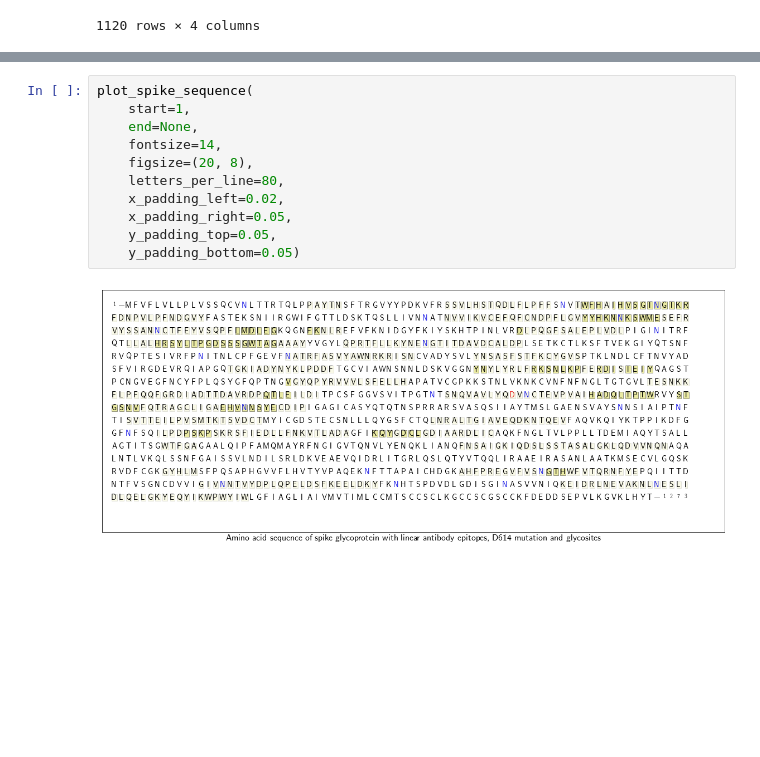
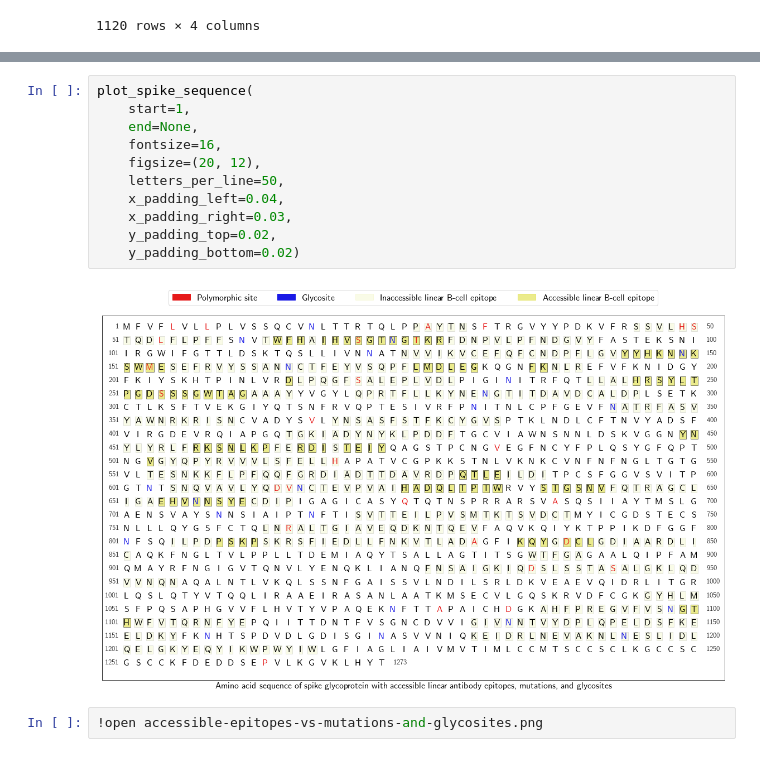
Before and after one commit to pirl-unc/Landscape-and-Selection-of-Vaccine-Epitopes-in-SARS-CoV-2, a Jupyter notebook: bcell/Sanity check data.ipynb, the cells around one changed output, grey strips where cells are left out. Cells and saved outputs as stored; diff of their text form; blank space fills up the shorter version.

Commit message:
added polymorphism figure

```diff
--- a/bcell/Sanity check data.ipynb
+++ b/bcell/Sanity check data.ipynb
@@ -433,13 +464,15 @@ def plot_spike_sequence(
 # %%
 plot_spike_sequence(
     start=1,
     end=None,
-    fontsize=14,
-    figsize=(20, 8),
-    letters_per_line=80,
-    x_padding_left=0.02,
-    x_padding_right=0.05,
-    y_padding_top=0.05,
-    y_padding_bottom=0.05)
+    fontsize=16,
+    figsize=(20, 12),
+    letters_per_line=50,
+    x_padding_left=0.04,
+    x_padding_right=0.03,
+    y_padding_top=0.02,
+    y_padding_bottom=0.02)
 # %% [output]
-[figure, old version]
+[figure, new version]
+# %%
+!open accessible-epitopes-vs-mutations-and-glycosites.png
```
Also changed, not shown: parts of 1 cell of this notebook, 4 other files.
